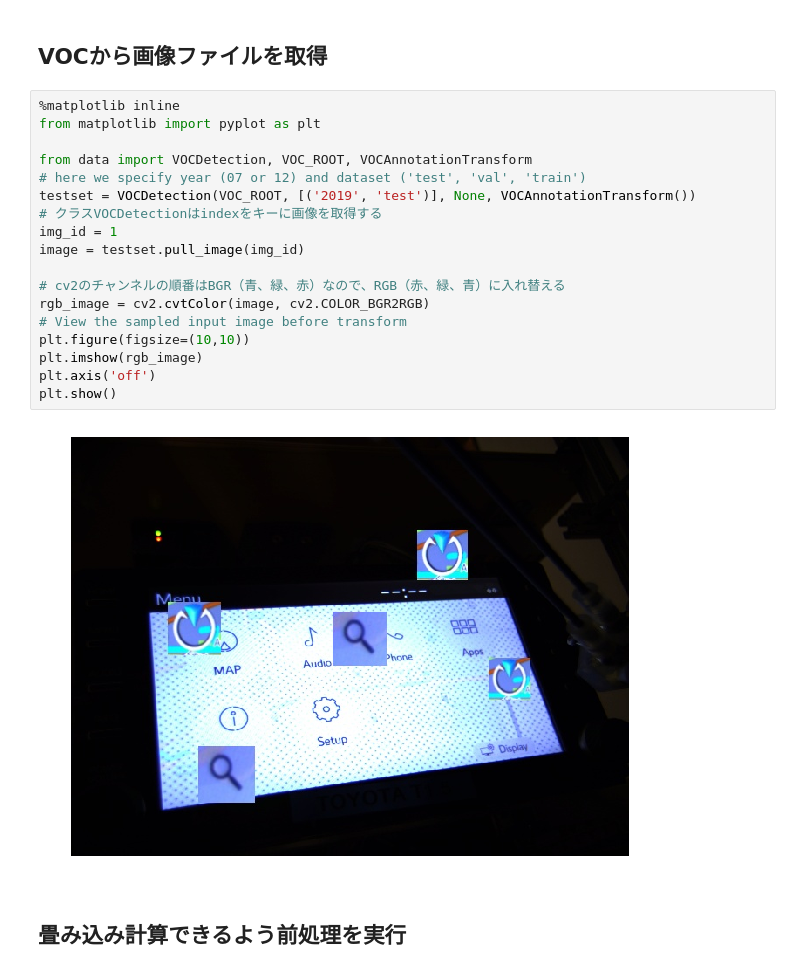
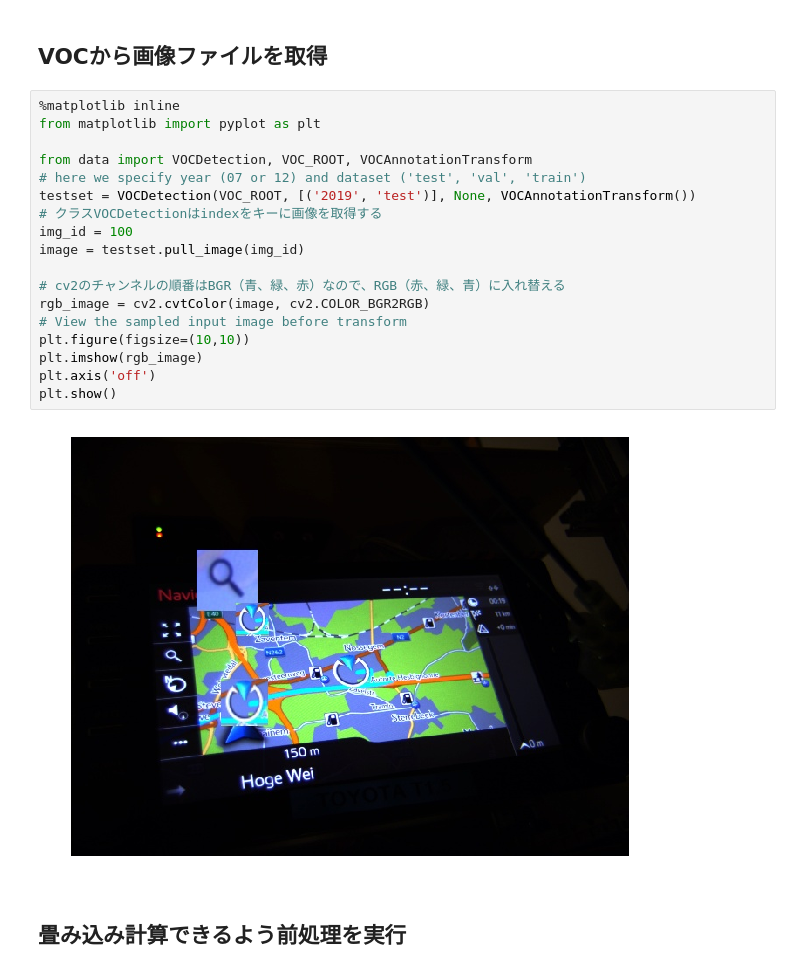
Before and after one commit to kobokobo/ssd_pytorch, a Jupyter notebook: demo/detection.ipynb, the cells around one changed output. Cells and saved outputs as stored; diff of their text form.

```diff
--- a/demo/detection.ipynb
+++ b/demo/detection.ipynb
@@ -128,23 +128,23 @@ SSD(
 # %%
 %matplotlib inline
 from matplotlib import pyplot as plt
 
 from data import VOCDetection, VOC_ROOT, VOCAnnotationTransform
 # here we specify year (07 or 12) and dataset ('test', 'val', 'train')
 testset = VOCDetection(VOC_ROOT, [('2019', 'test')], None, VOCAnnotationTransform())
 # クラスVOCDetectionはindexをキーに画像を取得する
-img_id = 1
+img_id = 100
 image = testset.pull_image(img_id)
 
 # cv2のチャンネルの順番はBGR（青、緑、赤）なので、RGB（赤、緑、青）に入れ替える
 rgb_image = cv2.cvtColor(image, cv2.COLOR_BGR2RGB)
 # View the sampled input image before transform
 plt.figure(figsize=(10,10))
 plt.imshow(rgb_image)
 plt.axis('off')
 plt.show()
 # %% [output]
-[figure, old version]
+[figure, new version]
 # %% [markdown]
 ## 畳み込み計算できるよう前処理を実行
 # %%
```
Also changed, not shown: parts of 3 cells of this notebook, 2 other files.
